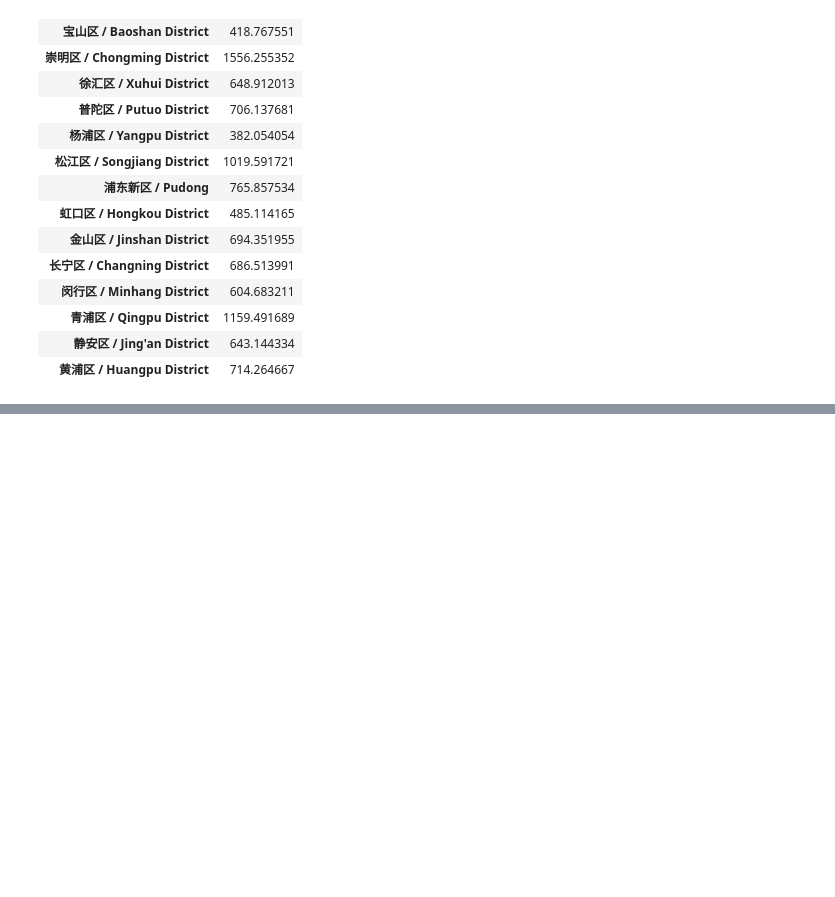
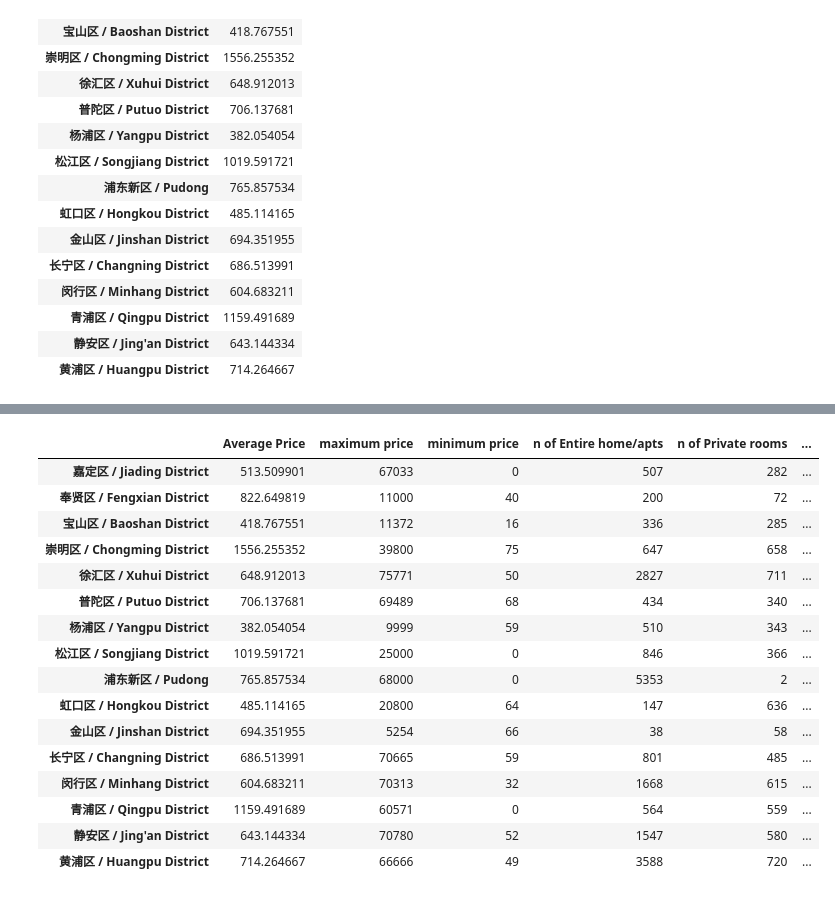
Before and after one commit to AnnaSkarpalezou/InfoViz-Final-Project, a Jupyter notebook: iv-airbnb/src/Data_munging.ipynb, the cells around one changed output, grey strips where cells are left out. Cells and saved outputs as stored; diff of their text form; code cells hidden in the pictures; blank space fills up the shorter version.

Commit message:
Tooltip Stats

```diff
--- a/iv-airbnb/src/Data_munging.ipynb
+++ b/iv-airbnb/src/Data_munging.ipynb
@@ -53,3 +53,7 @@ average_prices_by_nei
 | 黄浦区 / Huangpu District | 714.264667 |
 # %%
 average_prices_by_nei.to_csv(r'/Users/annaskarpalezou/Desktop/InfoViz-Final-Project/iv-airbnb/public/data/av_prices.csv', index = True)
+# %%
+
+neighbourhoods = list(df.groupby('neighbourhood').groups.keys())
+c
@@ -55,0 +100,3 @@ average_prices_by_nei.to_csv(r'/Users/annaskarpalezou/Desktop/InfoViz-Final-Proj
+# %%
+room_type_by_nei = df.groupby(['neighbourhood','room_type'])[['id']].count()
+room_type_by_nei
@@ -55,0 +122,3 @@ average_prices_by_nei.to_csv(r'/Users/annaskarpalezou/Desktop/InfoViz-Final-Proj
+# %%
+new_df = pd.DataFrame({'n of Entire home/apts':room_type_by_nei['id'].iloc[::3].values, 'n of Private rooms':room_type_by_nei['id'].iloc[1::3].values, 'n of Shared rooms':room_type_by_nei['id'].iloc[2::3].values}, index = neighbourhoods)
+new_df
@@ -55,0 +145,33 @@ average_prices_by_nei.to_csv(r'/Users/annaskarpalezou/Desktop/InfoViz-Final-Proj
+# %%
+stats_by_nei = df.groupby('neighbourhood')
+max_price = stats_by_nei[['price']].max()
+min_price = stats_by_nei[['price']].min()
+max_price.columns = ["maximum price"]
+min_price.columns = ["minimum price"]
+average_prices_by_nei.columns = ["Average Price"]
+max_price
+
+
+reviews_per_month = stats_by_nei[['reviews_per_month']].mean()
+reviews_per_month.columns = ["Mean n of reviews per month"]
+# %%
+by_nei = pd.concat([average_prices_by_nei,max_price,min_price,new_df, reviews_per_month],axis=1)
+by_nei
+# %% [output]
+|  | Average Price | maximum price | minimum price | n of Entire home/apts | n of Private rooms | ... |
+| 嘉定区 / Jiading District | 513.509901 | 67033 | 0 | 507 | 282 | ... |
+| 奉贤区 / Fengxian District | 822.649819 | 11000 | 40 | 200 | 72 | ... |
+| 宝山区 / Baoshan District | 418.767551 | 11372 | 16 | 336 | 285 | ... |
+| 崇明区 / Chongming District | 1556.255352 | 39800 | 75 | 647 | 658 | ... |
+| 徐汇区 / Xuhui District | 648.912013 | 75771 | 50 | 2827 | 711 | ... |
+| 普陀区 / Putuo District | 706.137681 | 69489 | 68 | 434 | 340 | ... |
+| 杨浦区 / Yangpu District | 382.054054 | 9999 | 59 | 510 | 343 | ... |
+| 松江区 / Songjiang District | 1019.591721 | 25000 | 0 | 846 | 366 | ... |
+| 浦东新区 / Pudong | 765.857534 | 68000 | 0 | 5353 | 2 | ... |
+| 虹口区 / Hongkou District | 485.114165 | 20800 | 64 | 147 | 636 | ... |
+| 金山区 / Jinshan District | 694.351955 | 5254 | 66 | 38 | 58 | ... |
+| 长宁区 / Changning District | 686.513991 | 70665 | 59 | 801 | 485 | ... |
+| 闵行区 / Minhang District | 604.683211 | 70313 | 32 | 1668 | 615 | ... |
+| 青浦区 / Qingpu District | 1159.491689 | 60571 | 0 | 564 | 559 | ... |
+| 静安区 / Jing'an District | 643.144334 | 70780 | 52 | 1547 | 580 | ... |
+| 黄浦区 / Huangpu District | 714.264667 | 66666 | 49 | 3588 | 720 | ... |
```
Also changed, not shown: parts of 5 cells of this notebook, 3 other files.
